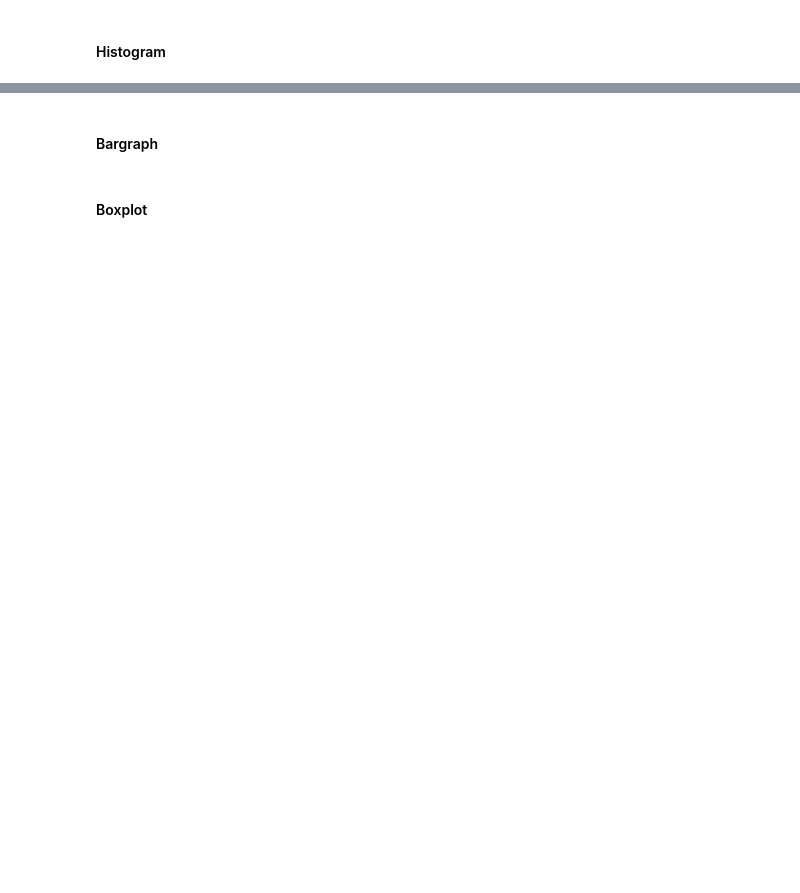
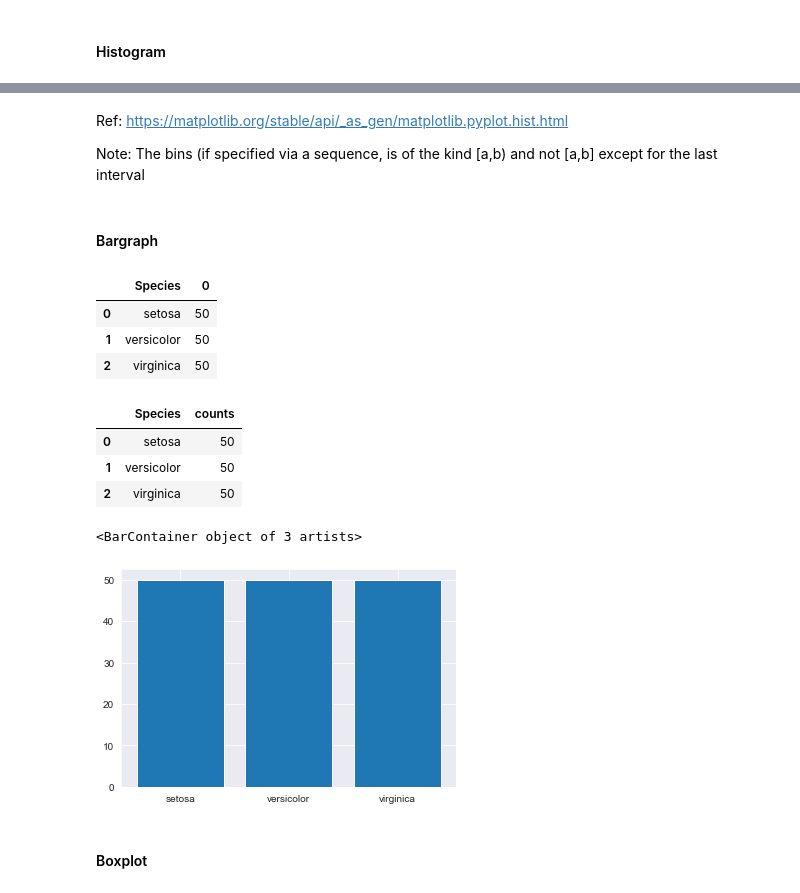
Before and after one commit to kdesh96/Basics-DS, a Jupyter notebook: Intro/2. Matplotlib.ipynb, the cells around one changed output, grey strips where cells are left out. Saved outputs shown, nothing was run; the diff lists cells and outputs as text; code cells hidden in the pictures; blank space fills up the shorter version.

```diff
--- a/Intro/2. Matplotlib.ipynb
+++ b/Intro/2. Matplotlib.ipynb
@@ -59,4 +70,31 @@ plt.scatter(x=df['Sepal.Length'],y=df['Sepal.Width'])
+# %% [markdown]
+Ref: https://matplotlib.org/stable/api/_as_gen/matplotlib.pyplot.hist.html
+
+Note: The bins (if specified via a sequence, is of the kind [a,b) and not [a,b] except for the last interval
 # %% [markdown]
 #### Bargraph
+# %%
+df.groupby(['Species']).size().reset_index()
+# %% [output]
+|  | Species | 0 |
+| 0 | setosa | 50 |
+| 1 | versicolor | 50 |
+| 2 | virginica | 50 |
+# %%
+new_df = df.groupby(['Species']).size().reset_index()
+# %%
+new_df = new_df.rename(columns={'Species': 'Species', 0: 'counts'})
+# %%
+new_df
+# %% [output]
+|  | Species | counts |
+| 0 | setosa | 50 |
+| 1 | versicolor | 50 |
+| 2 | virginica | 50 |
+# %%
+plt.bar(x=new_df['Species'], height=new_df['counts'])
+# %% [output]
+<BarContainer object of 3 artists>
+[figure, added]
 # %% [markdown]
 #### Boxplot
```
Also changed, not shown: parts of 12 cells of this notebook.
